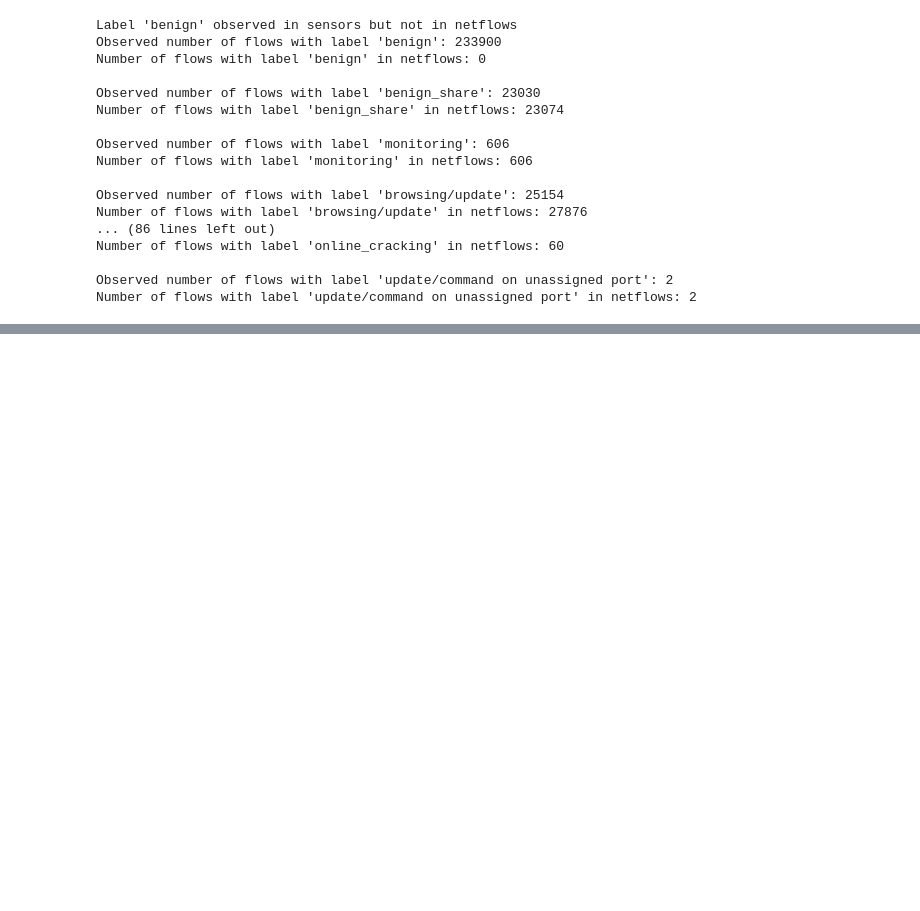
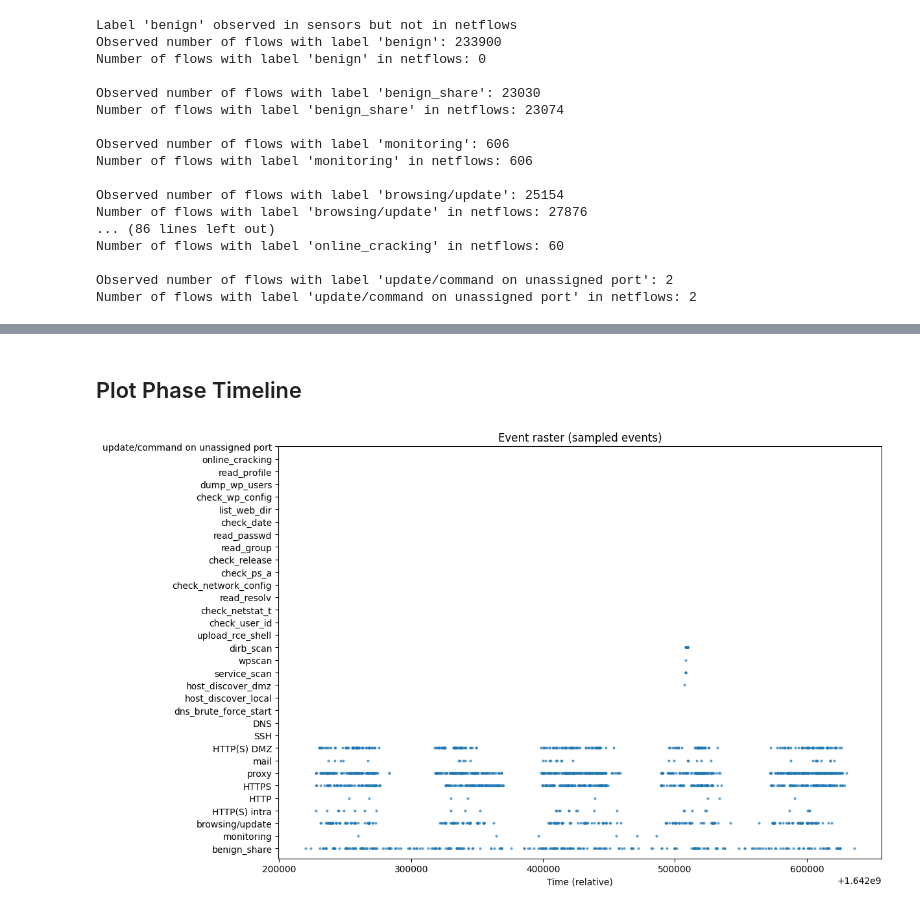
Before and after one commit to sofiaburkow/DeepChronos, a Jupyter notebook: notebooks/ait_analysis.ipynb, the cells around one changed output, grey strips where cells are left out. Cells and saved outputs as stored; diff of their text form; code cells hidden in the pictures; blank space fills up the shorter version.

```diff
--- a/notebooks/ait_analysis.ipynb
+++ b/notebooks/ait_analysis.ipynb
@@ -188,0 +198,7 @@ Number of flows with label 'update/command on unassigned port' in netflows: 2
+# %%
+phase_bounds = (
+    df[df['label'].isin(all_labels)]
+    .groupby('label')['start_time']
+    .agg(['min', 'max'])
+    .sort_values('min')
+)
@@ -188,0 +226,13 @@ Number of flows with label 'update/command on unassigned port' in netflows: 2
+# %% [markdown]
+## Plot Phase Timeline
+# %%
+def plot_event_raster_old(df_attack, order):
+    plt.figure(figsize=(12, 0.25 * len(order)))
+    sample = df_attack.sample(min(len(df_attack), 5000), random_state=0)  # or reduce further
+    label_to_idx = {lbl:i for i,lbl in enumerate(order)}
+    ys = sample['label'].map(label_to_idx)
+    plt.scatter(sample['start_time'], ys, s=4, alpha=0.6)
+    plt.yticks(list(label_to_idx.values()), list(label_to_idx.keys()))
+    plt.xlabel('Time (relative)')
+    plt.title('Event raster (sampled events)')
+    plt.show()
@@ -188,0 +283,5 @@ Number of flows with label 'update/command on unassigned port' in netflows: 2
+# %%
+order = phase_bounds.index.tolist()
+plot_event_raster_old(df, order)
+# %% [output]
+[figure, added]
```
Also changed, not shown: parts of 17 cells of this notebook.
